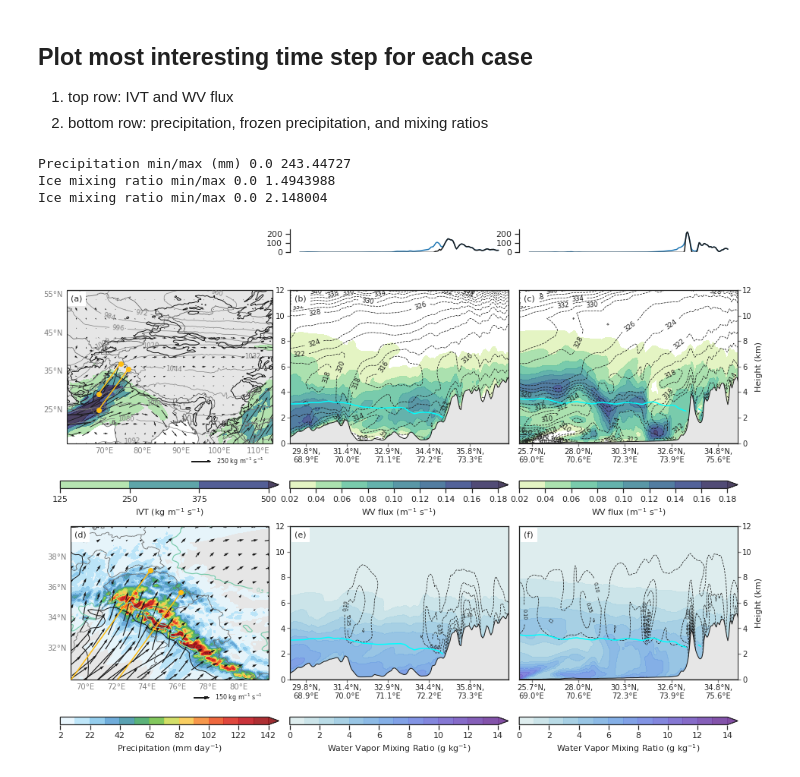
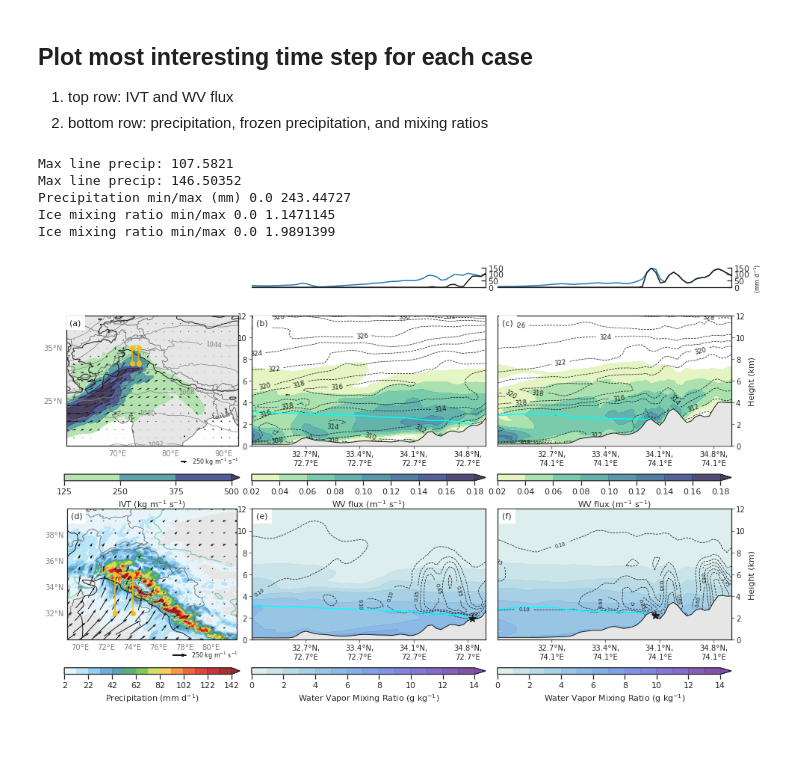
Before and after one commit to dlnash/HMA_AR_freezing_level, a Jupyter notebook: analysis/fig08-09_cross_section_static.ipynb, the cells around one changed output. Drawn from its saved outputs; the diff is of its cells as text; code cells hidden in the pictures; blank space fills up the shorter version.

```diff
--- a/analysis/fig08-09_cross_section_static.ipynb
+++ b/analysis/fig08-09_cross_section_static.ipynb
@@ -211,3 +241,12 @@ Data variables: (12/15)
+# %%
+## hacked this for now - not really sure how to index these cross sections
+## get cross_idx of landslide loc
+cross_idx1 = cross_lst[0][0].cross_line_idx[-4].values
+cross_idx2 = cross_lst[1][0].cross_line_idx.cross_line_idx[-18].values
+
+cross_idx_lst = [cross_idx1, cross_idx2]
+# pt1 = [72.6625, 34.8733]
+# pt2 = [74.0225, 34.0876]
 # %% [markdown]
 ### Terrain for 2D maps
 # %% [markdown]
@@ -286,7 +334,8 @@ for i in range(len(ds_lst[0].time.values)):
 # get lats and lons for plotting for d01
 lats = ds_lst[0]['lat'].values
 lons = ds_lst[0]['lon'].values
-ext = [lons.min(), lons.max(), lats.min(), lats.max()]
+ext = [lons.min(), lons.max()-21, lats.min(), lats.max()-15]
+print(ext)
 
 # get lats and lons for plotting for d02
 lats2 = ds_lst[2]['lat'].values
@@ -396,7 +447,7 @@ cb = Colorbar(ax = cbax, mappable = cf, orientation = 'horizontal', ticklocation
 cb.set_label('IVT (kg m$^{-1}$ s$^{-1}$)')
 
 datalst = cross_lst
-latlon_lst = [30, 45]
+latlon_lst = [15, 15]
 for j, data in enumerate(datalst):
     # vertical cross section plots - across AR
     for k, other in enumerate(rowid[1::2]):
@@ -575,7 +626,7 @@ cb = Colorbar(ax = cbax, mappable = cf, orientation = 'horizontal', ticklocation
 cb.set_label('Precipitation (mm day$^{-1}$)')
 
 datalst = cross_lst
-latlon_lst = [30, 45]
+latlon_lst = [15, 15]
 for j, data in enumerate(datalst):
     for k, other in enumerate(range(nrows-1)):
         ax = fig.add_subplot(gs[other, j+1:j+2])
@@ -691,20 +742,21 @@ ncols = 3
 
 # point location for (a) (b) (c) label annotation
 xpt = 0.02
-ypt = 0.97
+ypt = 0.975
 
 # Create figure
-fig = plt.figure(figsize=(16,12))
+fig = plt.figure(figsize=(16,10))
 
 ## Use gridspec to set up a plot with a series of subplots that is
 ## n-rows by n-columns
-gs = GridSpec(nrows, ncols, height_ratios=[0.15] + [1, 0.05]*2, width_ratios = [1, 1, 1], hspace=0.55, wspace=0.05)
+gs = GridSpec(nrows, ncols, height_ratios=[0.15] + [1, 0.05]*2, width_ratios = [0.75, 1, 1], hspace=0.48, wspace=0.055)
 ## use gs[rows index, columns index] to access grids
 # Now, create the gridspec structure, as required
 
 #########################
 ### Precip line plots ###
 #########################
+latlon_lst = [12, 12]
 for j, (prec, snow) in enumerate(zip(prec_crs, snow_crs)):
     ## Add rain and snow line plot
     ax = fig.add_subplot(gs[0, j+1:j+2])
@@ -712,6 +764,7 @@ for j, (prec, snow) in enumerate(zip(prec_crs, snow_crs)):
     # WRF Precip
     x = prec.lat.values
     y = prec.sel(time=dateofinterest_prec).values
+    print('Max line precip:', np.nanmax(y))
     ax.plot(x, y, color='tab:blue')
 
     # WRF SNOW
@@ -719,14 +772,24 @@ for j, (prec, snow) in enumerate(zip(prec_crs, snow_crs)):
     ax.plot(x, y, color='k')
 
     # some plot parameters to make it look nice
-    ax.set_ylim(0, 250)
-    ax.set_yticks(np.arange(0, 300, 100))
+    ax.set_ylim(0, 150)
+    ax.set_yticks(np.arange(0, 200, 50))
+    ax.yaxis.tick_right()
+    ax.tick_params(axis="y",direction="in")
     ax.spines['top'].set_visible(False)
-    ax.spines['right'].set_visible(False)
-#     ax.spines['left'].set_visible(False)
-    ax.spines['bottom'].set_visible(False)
+    ax.spines['right'].set_visible(True)
+    ax.spines['left'].set_visible(False)
+    ax.set_xlim([x.min(),x.max()])
+
+    # ax.spines['bottom'].set_visible(False)
     ax.get_xaxis().set_ticks([])
 #     ax.get_yaxis().set_ticks([])
+    ax.patch.set_alpha(0.0)
+
+    if j > 0:
+        ax.yaxis.set_label_position("right")
+        ax.yaxis.tick_right()
+        ax.set_ylabel("(mm d$^{-1}$)", fontsize=8)
 
 ################
 ### IVT maps ###
@@ -747,7 +810,7 @@ cf = ax.contourf(data.lon.values, data.lat.values, ivt, transform=datacrs,
 # Wind barbs / vectors (IVT)
 Q = ax.quiver(data.lon.values, data.lat.values, uvec, vvec, transform=datacrs,
               color='k', regrid_shape=17, pivot='middle',
-              angles='xy', scale_units='xy', scale=50, units='xy')
+              angles='xy', scale_units='xy', scale=250, units='xy')
 
 # Contour Lines (250Z)
 z = ds_lst[1].z.sel(time=dateofinterest).values/(10.) # convert to dekameters
@@ -881,7 +944,7 @@ ivtclevs=np.array([125, 250, 375, 500])
 # Wind barbs / vectors (IVT)
 Q = ax.quiver(ivtlons, ivtlats, uvec, vvec, transform=datacrs,
               color='k', regrid_shape=12, pivot='middle',
-              angles='xy', scale_units='xy', scale=150, units='xy')
+              angles='xy', scale_units='xy', scale=250, units='xy')
 
 # add all lines and points for the synoptic plot
 add_lines_and_points(ax)
@@ -890,15 +953,15 @@ add_lines_and_points(ax)
 ax.text(xpt, ypt, '(d)', ha='left', va='top', transform=ax.transAxes, fontsize=11., backgroundcolor='white', zorder=101)
 
 # quiver key
-qk = ax.quiverkey(Q, 0.7, -0.12, 150, '150 kg m$^{-1}$ s$^{-1}$', labelpos='E',
+qk = ax.quiverkey(Q, 0.7, -0.12, 250, '250 kg m$^{-1}$ s$^{-1}$', labelpos='E',
                   coordinates='axes', fontproperties={'size': 8.0})
 # Add color bar
 cbax = plt.subplot(gs[4,0]) # colorbar axis
 cb = Colorbar(ax = cbax, mappable = cf, orientation = 'horizontal', ticklocation = 'bottom')
-cb.set_label('Precipitation (mm day$^{-1}$)', fontsize=11)
+cb.set_label('Precipitation (mm d$^{-1}$)', fontsize=11)
 
 datalst = cross_new
-latlon_lst = [30, 45]
+latlon_lst = [12, 12]
 ttl = ['(e)', '(f)']
 for j, cross in enumerate(datalst):
     ax = fig.add_subplot(gs[3, j+1:j+2])
@@ -930,6 +993,10 @@ for j, cross in enumerate(datalst):
     ## add in freezing level height
     y = freeze_crs[j].sel(time=dateofinterest).values / 1000. # convert from m to km
     freeze_line = ax.plot(xs, y, c='cyan', lw=1.5)
+
+    ## add star to landslide latitude
+    if arname == 'feb2010':
+        ax.plot(cross_idx_lst[j], terline[cross_idx_lst[j]], marker='*', ms=11, mec='k', mfc="k", zorder=101)
 
     # Set the x-ticks to use latitude and longitude labels
     coord_pairs = cross.coords["xy_loc"].values
@@ -941,33 +1008,35 @@ for j, cross in enumerate(datalst):
     ax.set_xticklabels([textwrap.fill(label, 8) for label in x_labels[12::skip]], fontsize=10)
 
     # add text title
     ax.text(xpt, ypt, ttl[j], ha='left', va='top', transform=ax.transAxes, fontsize=11., backgroundcolor='white', zorder=101)
 
     # Set the yaxis label
     if j > 0:
         ax.yaxis.set_label_position("right")
         ax.yaxis.tick_right()
         ax.set_ylabel("Height (km)", fontsize=11)
 
     # apply tick parameters
     ax.tick_params(direction='out',
                    labelsize=10,
                    length=4,
                    pad=2,
                    color='gray')
 
     # Add color bar
     cbax = plt.subplot(gs[4,j+1]) # colorbar axis
     cb = Colorbar(ax = cbax, mappable = cf, orientation = 'horizontal', ticklocation = 'bottom')
     cb.set_label('Water Vapor Mixing Ratio (g kg$^{-1}$)', fontsize=11)
 
 ## Save figure
 plt.savefig(filepath, dpi=300, bbox_inches='tight')
 
 # Show
 plt.show()
 # %% [output]
+Max line precip: 107.5821
+Max line precip: 146.50352
 Precipitation min/max (mm) 0.0 243.44727
-Ice mixing ratio min/max 0.0 1.4943988
-Ice mixing ratio min/max 0.0 2.148004
+Ice mixing ratio min/max 0.0 1.1471145
+Ice mixing ratio min/max 0.0 1.9891399
-[figure, old version]
+[figure, new version]
```
Also changed, not shown: parts of 11 cells of this notebook, 31 other files.
